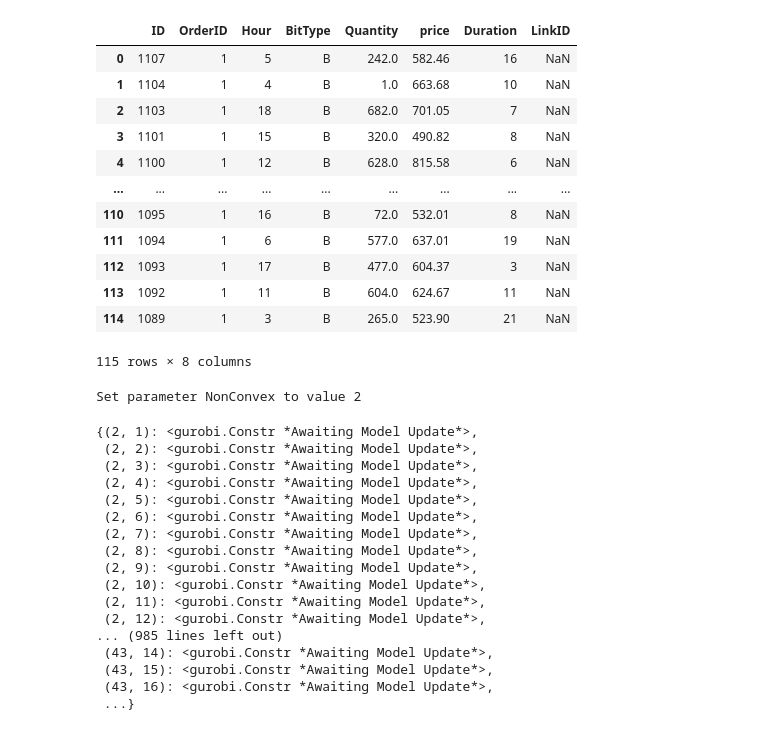
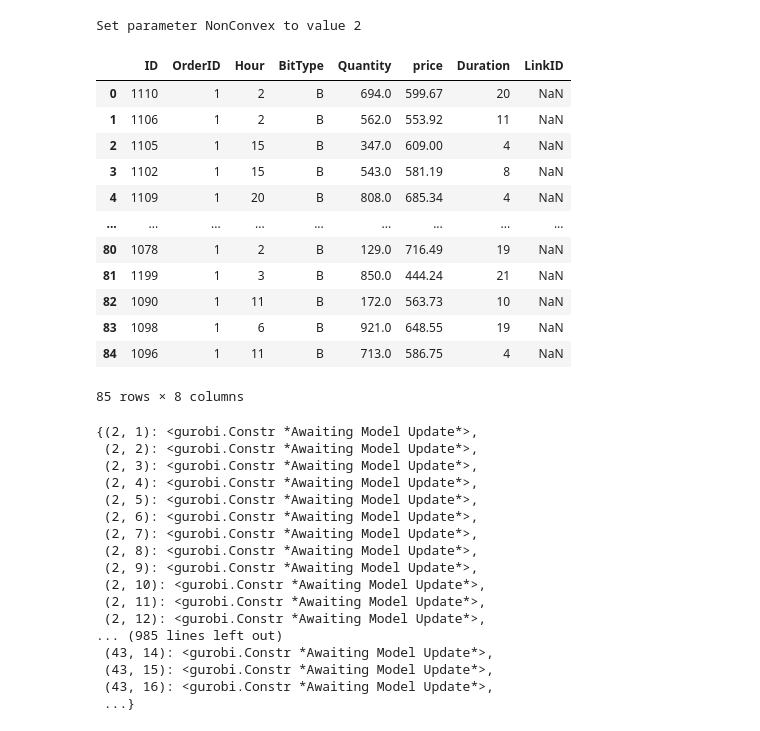
Before and after one commit to Zhaoweiliang/Day-Head-energy-Opti-Project, a Jupyter notebook: final.ipynb, the cells around one changed output. Drawn from its saved outputs; the diff is of its cells as text; code cells hidden in the pictures.

```diff
--- a/final.ipynb
+++ b/final.ipynb
@@ -5,19 +5,3 @@ import pandas as pd
 from Hourbit import *
 from Fibit import *
 from blockbit import *
-# %%
-Blockbit()[0]
-# %% [output]
-|  | ID | OrderID | Hour | BitType | Quantity | price | Duration | LinkID |
-| 0 | 1107 | 1 | 5 | B | 242.0 | 582.46 | 16 | NaN |
-| 1 | 1104 | 1 | 4 | B | 1.0 | 663.68 | 10 | NaN |
-| 2 | 1103 | 1 | 18 | B | 682.0 | 701.05 | 7 | NaN |
-| 3 | 1101 | 1 | 15 | B | 320.0 | 490.82 | 8 | NaN |
-| 4 | 1100 | 1 | 12 | B | 628.0 | 815.58 | 6 | NaN |
-| ... | ... | ... | ... | ... | ... | ... | ... | ... |
-| 110 | 1095 | 1 | 16 | B | 72.0 | 532.01 | 8 | NaN |
-| 111 | 1094 | 1 | 6 | B | 577.0 | 637.01 | 19 | NaN |
-| 112 | 1093 | 1 | 17 | B | 477.0 | 604.37 | 3 | NaN |
-| 113 | 1092 | 1 | 11 | B | 604.0 | 624.67 | 11 | NaN |
-| 114 | 1089 | 1 | 3 | B | 265.0 | 523.90 | 21 | NaN |
-115 rows × 8 columns
@@ -24,3 +11,17 @@ Blockbit()[0]
+# %%
+Delta_S = np.zeros([L_S,24])
+
+
+Delta_D = np.zeros([L_D,24])
+bit  = Blockbit()[1]
+for i in range (L_D):
+    if bit['Hour'][i]+bit['Duration'][i]<=24:
+        Delta_D[i,bit['Hour'][i]-1:bit['Hour'][i]+bit['Duration'][i]] = 1
+
+bits = Blockbit()[0]
+for i in range (L_S):
+    if bits['Hour'][i]+bits['Duration'][i]<=24:
+        Delta_S[i,bits['Hour'][i]-1:bits['Hour'][i]+bits['Duration'][i]] = 1
 # %%
 E = Model("Energy")
 E.params.NonConvex =2
@@ -38,6 +41,21 @@ w_S = E.addVars(H,J,ub=1,lb=0,  vtype=GRB.CONTINUOUS,name ='W_S')
 # %%
 Data_H_D=HourBit()[1]
 Data_H_SP = HourBit()[0]
+bit
+# %% [output]
+|  | ID | OrderID | Hour | BitType | Quantity | price | Duration | LinkID |
+| 0 | 1110 | 1 | 2 | B | 694.0 | 599.67 | 20 | NaN |
+| 1 | 1106 | 1 | 2 | B | 562.0 | 553.92 | 11 | NaN |
+| 2 | 1105 | 1 | 15 | B | 347.0 | 609.00 | 4 | NaN |
+| 3 | 1102 | 1 | 15 | B | 543.0 | 581.19 | 8 | NaN |
+| 4 | 1109 | 1 | 20 | B | 808.0 | 685.34 | 4 | NaN |
+| ... | ... | ... | ... | ... | ... | ... | ... | ... |
+| 80 | 1078 | 1 | 2 | B | 129.0 | 716.49 | 19 | NaN |
+| 81 | 1199 | 1 | 3 | B | 850.0 | 444.24 | 21 | NaN |
+| 82 | 1090 | 1 | 11 | B | 172.0 | 563.73 | 10 | NaN |
+| 83 | 1098 | 1 | 6 | B | 921.0 | 648.55 | 19 | NaN |
+| 84 | 1096 | 1 | 11 | B | 713.0 | 586.75 | 4 | NaN |
+85 rows × 8 columns
 # %%
 E.setObjective(sum(0.5*(2*Pair(j,h,Data_H_D,'DP')[0]+xD[h,j]*(Pair(j,h,Data_H_D,'DP')[1]-Pair(j,h,Data_H_D,'DP')[0]))*xD[h,j]*(Pair(j,h,Data_H_D,'DQ')[1]-Pair(j,h,Data_H_D,'DQ')[0])for j in J for h in H)
                 -sum(0.5*(2*Pair(j,h,Data_H_SP,'SP')[0]+xS[h,j]*(Pair(j,h,Data_H_SP,'SP')[1]-Pair(j,h,Data_H_SP,'SP')[0]))*xS[h,j]*(Pair(j,h,Data_H_SP,'SQ')[1]-Pair(j,h,Data_H_SP,'SQ')[0])for j in J for h in H)
```
Also changed, not shown: parts of 11 cells of this notebook.
